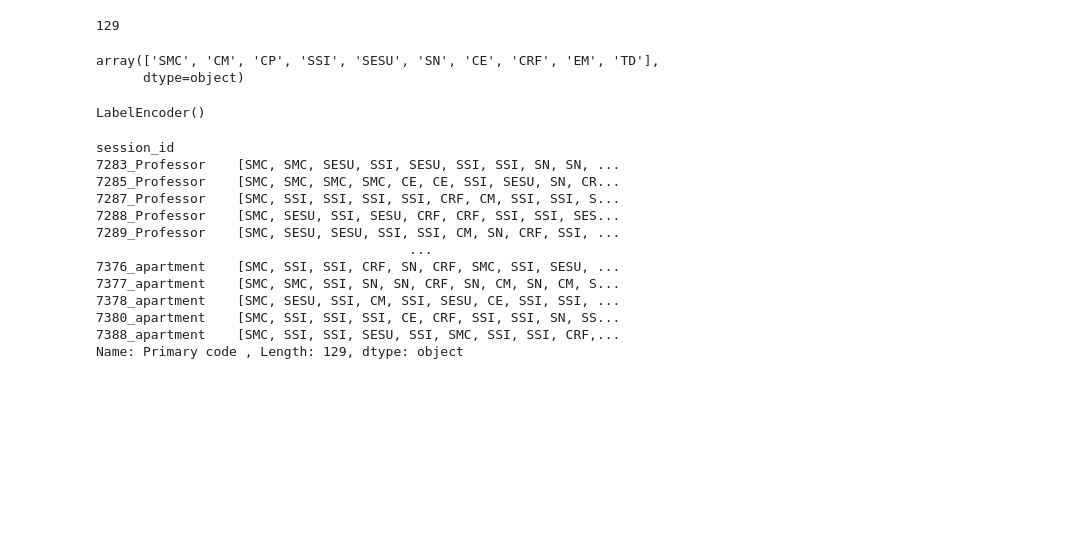
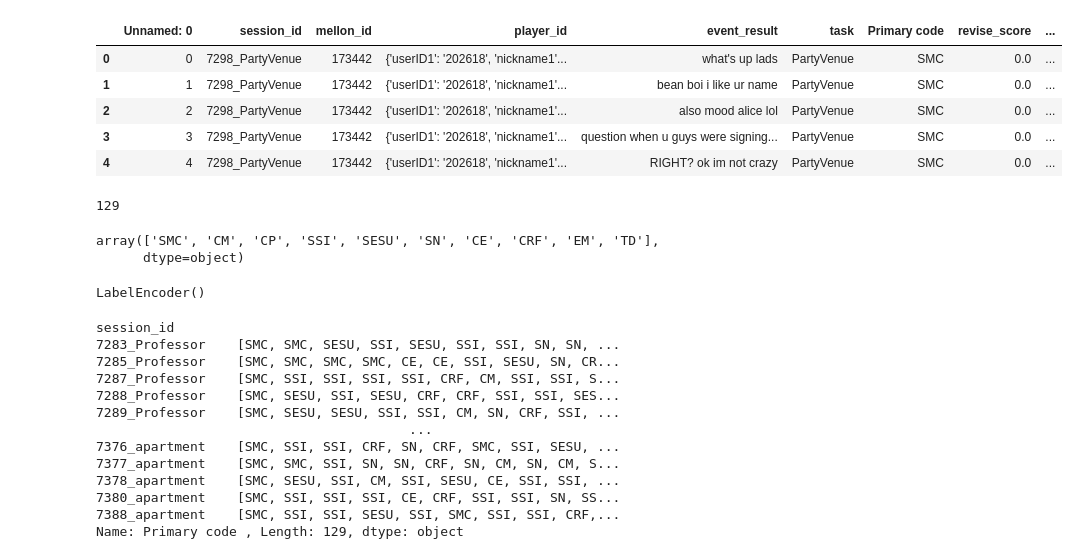
Before and after one commit to The-Language-and-Learning-Analytics-Lab/cult-div-rqa, a Jupyter notebook: Analysis.ipynb, the cells around one changed output. Drawn from its saved outputs; the diff is of its cells as text; code cells hidden in the pictures; blank space fills up the shorter version.

```diff
--- a/Analysis.ipynb
+++ b/Analysis.ipynb
@@ -4,6 +4,15 @@ import pandas as pd
 import numpy as np
 # %%
 data = pd.read_csv('./data/final.csv')
+# %%
+data.head()
+# %% [output]
+|  | Unnamed: 0 | session_id | mellon_id | player_id | event_result | task | Primary code | revise_score | ... |
+| 0 | 0 | 7298_PartyVenue | 173442 | {'userID1': '202618', 'nickname1'... | what's up lads | PartyVenue | SMC | 0.0 | ... |
+| 1 | 1 | 7298_PartyVenue | 173442 | {'userID1': '202618', 'nickname1'... | bean boi i like ur name | PartyVenue | SMC | 0.0 | ... |
+| 2 | 2 | 7298_PartyVenue | 173442 | {'userID1': '202618', 'nickname1'... | also mood alice lol | PartyVenue | SMC | 0.0 | ... |
+| 3 | 3 | 7298_PartyVenue | 173442 | {'userID1': '202618', 'nickname1'... | question when u guys were signing... | PartyVenue | SMC | 0.0 | ... |
+| 4 | 4 | 7298_PartyVenue | 173442 | {'userID1': '202618', 'nickname1'... | RIGHT? ok im not crazy | PartyVenue | SMC | 0.0 | ... |
 # %%
 len(data.session_id.unique())
 # %% [output]
```
Also changed, not shown: parts of 3 cells of this notebook, 2 other files.
